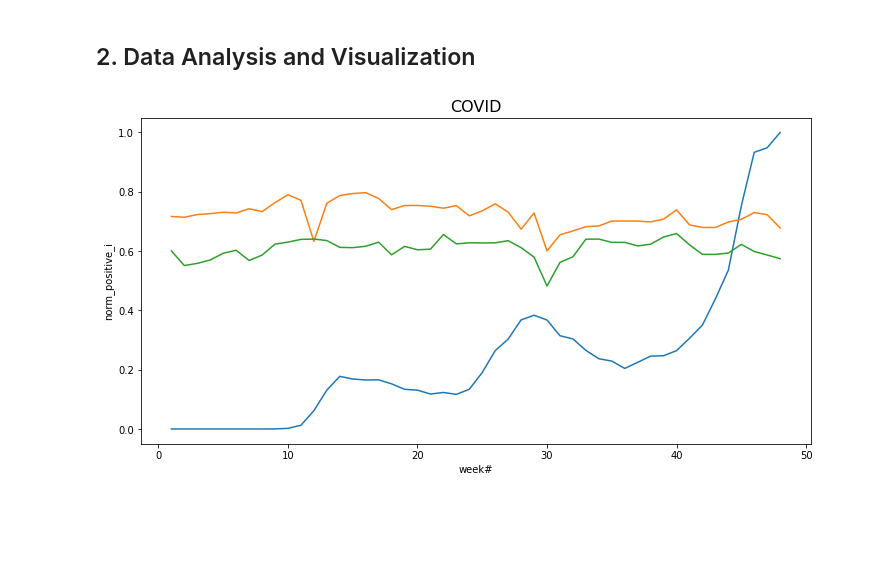
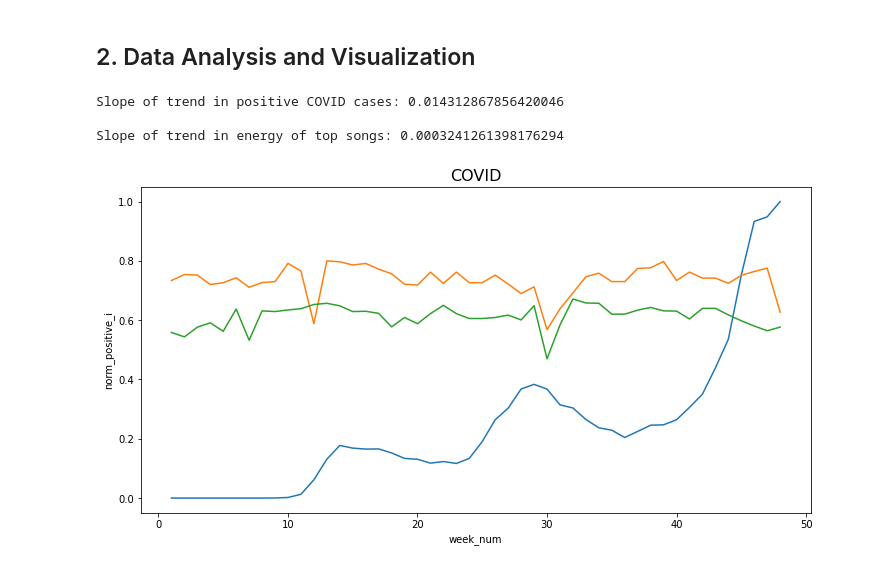
Before and after one commit to sonyal/COVIDSpotifyTrends, a Jupyter notebook: final.ipynb, the cells around one changed output. Cells and saved outputs as stored; diff of their text form; code cells hidden in the pictures; blank space fills up the shorter version.

Commit message:
regression line analysis

```diff
--- a/final.ipynb
+++ b/final.ipynb
@@ -33,7 +33,8 @@ covid_data.head()
 # %% [markdown]
 The COVID data is detailed but since this project is finding its relationship with music, most of the unnecessary columns will be dropped.
 # %%
-covid_data = covid_data.drop(['death','deathIncrease','inIcuCumulative','inIcuCurrently', 'hospitalizedIncrease','hospitalizedCurrently','hospitalizedCumulative','onVentilatorCumulative','onVentilatorCurrently','recovered','states'], axis=1)
+if 'death' in covid_data.columns:
+    covid_data = covid_data.drop(['death','deathIncrease','inIcuCumulative','inIcuCurrently', 'hospitalizedIncrease','hospitalizedCurrently','hospitalizedCumulative','onVentilatorCumulative','onVentilatorCurrently','recovered','states'], axis=1)
 # %% [markdown]
 Knowing that the Spotify data is grouped on a weekly basis starting on a Friday, the next step is to prepare the COVID data so it is easy to merge.
 # %%
@@ -56,7 +57,7 @@ covid_data['week'] = pd.cut(covid_data['date'], bins)
 grouped_covid = covid_data.groupby(['week']).sum()
 
 # Number the weeks to easily identify
-grouped_covid['week#'] = list(range(1,len(bins)+1))
+grouped_covid['week_num'] = list(range(1,len(bins)+1))
 
 grouped_covid.head(10)
 # %% [output]
@@ -73,7 +74,7 @@ grouped_covid.head(10)
 | (2020-02-27, 2020-03-05] | 4138 | 1943 | 953 | 367 | 50810 | 2376 | ... |
 | (2020-03-05, 2020-03-12] | 55851 | 15934 | 9467 | 2429 | 114350 | 19561 | ... |
 # %%
-column_names = ['week#','positiveIncrease','negativeIncrease','positive','negative','totalTestResultsIncrease','totalTestResults']
+column_names = ['week_num','positiveIncrease','negativeIncrease','positive','negative','totalTestResultsIncrease','totalTestResults']
 grouped_covid = grouped_covid.reindex(columns=column_names)
 
 grouped_covid.head(10)
@@ -95,7 +96,7 @@ grouped_covid.head(10)
 # %% [markdown]
 As mentioned above, the weekly Spotify top 10 list for 2020 has been downloaded as a csv file. However, since the data is not robust, the Spotify developer API was used to get more detail information on the songs and collectively stored under `data.csv`. The script to run this process is under `spotify_data_extraction.py`.
 # %%
-spotify_data = pd.read_csv('data.csv')
+spotify_data = pd.read_csv('data10.csv')
 spotify_data.head()
 # %% [output]
 |  | name | album | artist | release_date | length | popularity | danceability | acousticness | ... |
@@ -162,15 +163,33 @@ merged = merged[:48]
 # %%
 plt.figure(figsize=(12,6))
 plt.title("COVID", fontsize=16)
-sns.lineplot(data=merged, x='week#', y='norm_positive_i')
-sns.lineplot(data=merged, x='week#', y='danceability')
-sns.lineplot(data=merged, x='week#', y='energy')
-# sns.lineplot(data=merged, x='week#', y='norm_length')
+sns.lineplot(data=merged, x='week_num', y='norm_positive_i')
+sns.lineplot(data=merged, x='week_num', y='danceability')
+sns.lineplot(data=merged, x='week_num', y='energy')
+
+x = range(0, len(merged.week_num))
+cases_reg = np.polyfit(x, merged.norm_positive_i, 1)
+cases_line = np.poly1d(cases_reg)
+
+x = range(0, len(merged.week_num))
+energy_reg = np.polyfit(x, merged.energy, 1)
+energy_line = np.poly1d(energy_reg)
+print(f'Slope of trend in positive COVID cases: {cases_line.c[0]}\n')
+print(f'Slope of trend in energy of top songs: {energy_line.c[0]}')
+
+#  note for analysis: Possibility that energy and # of positive cases increases bc more ppl are going out and partying which causes cases to increase in the first place
+
+# plt.plot(merged.week_num, b(x), c="r", ls=':')
+# print(merged.week_num)
+# sns.lineplot(data=merged, x='week#', y='tempo')
 # sns.lineplot(data=merged, x='week#', y='liveness')
 # sns.lineplot(data=merged, x='week#', y='norm_tempo')
 plt.show()
 # %% [output]
+Slope of trend in positive COVID cases: 0.014312867856420046
+
+Slope of trend in energy of top songs: 0.0003241261398176294
-[figure, old version]
+[figure, new version]
 # %%
 merged
 # %% [output]
```
Also changed, not shown: parts of 4 cells of this notebook.
